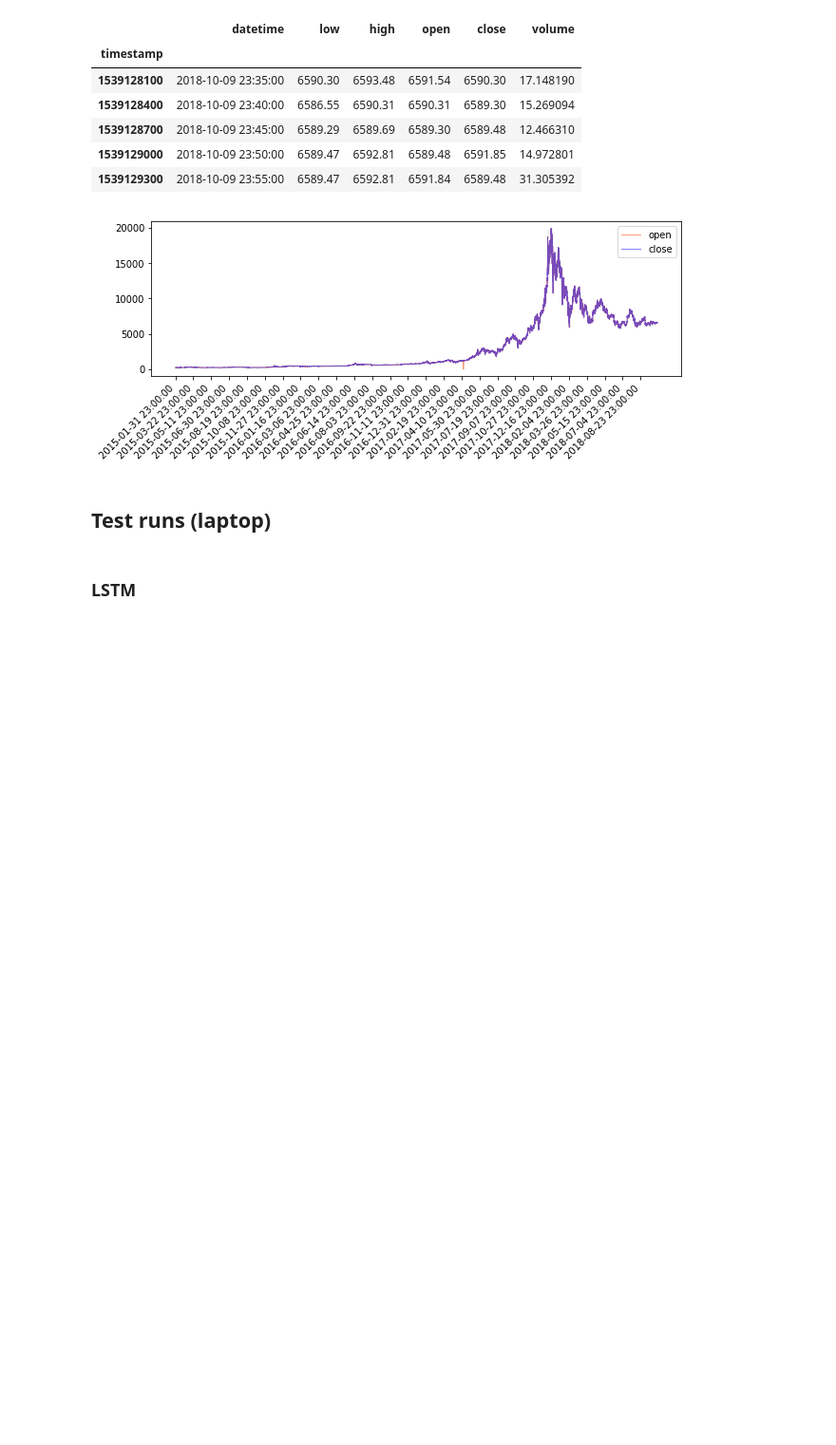
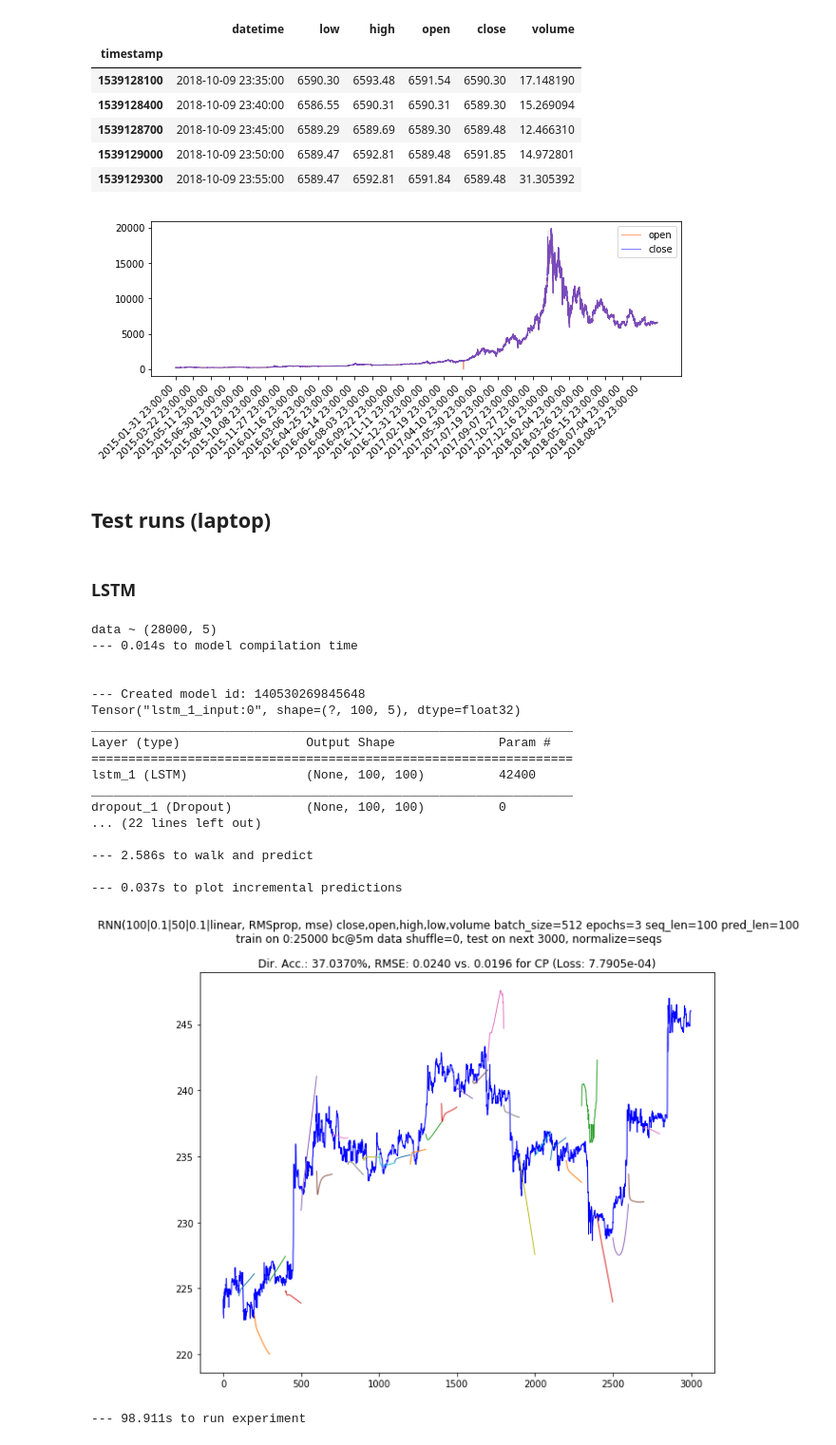
Before and after one commit to NeuronQ/udacity-capstone, a Jupyter notebook: btc-5min-ohlc-experiment-runs.ipynb, the cells around one changed output. Shown: that part at 95% size. Drawn from its saved outputs; the diff is of its cells as text; code cells hidden in the pictures; blank space fills up the shorter version.

```diff
--- a/btc-5min-ohlc-experiment-runs.ipynb
+++ b/btc-5min-ohlc-experiment-runs.ipynb
@@ -98,32 +98,52 @@ dtype: object
 # %%
 with timing('run experiment'):
     run_walk_forward_validation_rnn(
         # data to extract:
         data5m,
         features=['close', 'open', 'high', 'low', 'volume'],
         from_i=0,
         train_sz=25000,
         test_sz=3000,
         # data processing:
         normalize='seqs',  # 'seqs' | 'data'
         detrend=False,
         # model and prediction arrangement:
         seq_len=100,
         pred_len=100,
-        model_maker=LRModel,
+        model_maker=make_rnn_model_constructor([100, 0.1, 50, 0.1]),
         # training:
-        epochs=None,
-        batch_size=None,
+        epochs=3,
+        batch_size=512,
         shuffle=False,
         # experiment setup:
         times=1,
         skip=True,
         fix_all_rngs_to=False,
         fix_rngs_before_each=False,
         # plotting:
         fig_size=(10, 8),
         fast=True,
     )
+# %% [output]
+data ~ (28000, 5)
+--- 0.014s to model compilation time
+
+
+--- Created model id: 140530269845648
+Tensor("lstm_1_input:0", shape=(?, 100, 5), dtype=float32)
+_________________________________________________________________
+Layer (type)                 Output Shape              Param #
+=================================================================
+lstm_1 (LSTM)                (None, 100, 100)          42400
+_________________________________________________________________
+dropout_1 (Dropout)          (None, 100, 100)          0
+... (22 lines left out)
+
+--- 2.586s to walk and predict
+
+--- 0.037s to plot incremental predictions
+[figure, added]
+--- 98.911s to run experiment
 # %%
 with timing('run experiment'):
     run_walk_forward_validation_rnn(
```
Also changed, not shown: parts of 8 cells of this notebook, 4 other files.
